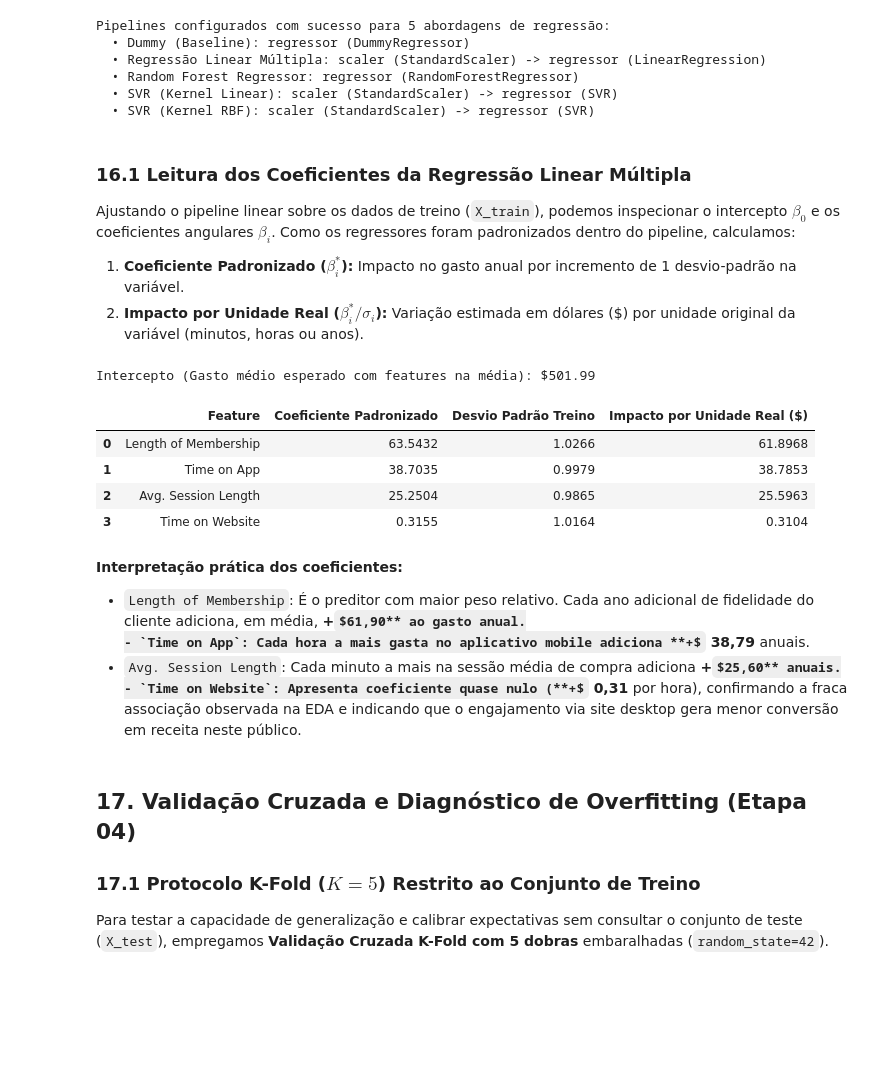
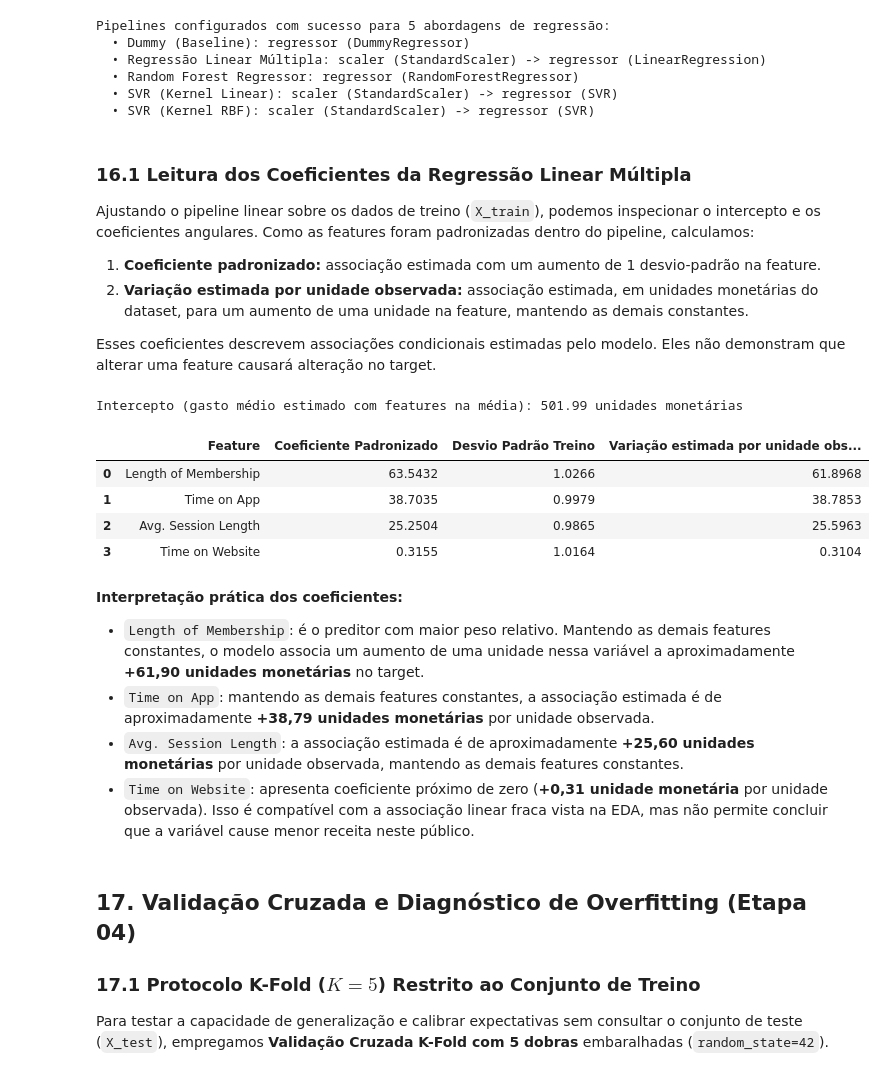
Before and after one commit to GabrielNito/desafio-do-oraculo-preditivo, a Jupyter notebook: notebooks/ecommerce_customers.ipynb, the cells around one changed output. Saved outputs shown, nothing was run; the diff lists cells and outputs as text; code cells hidden in the pictures; some formulas as TeX source; blank space fills up the shorter version.

```diff
--- a/notebooks/ecommerce_customers.ipynb
+++ b/notebooks/ecommerce_customers.ipynb
@@ -809,39 +809,43 @@ Pipelines configurados com sucesso para 5 abordagens de regressão:
 # %% [markdown]
 ### 16.1 Leitura dos Coeficientes da Regressão Linear Múltipla
 
-Ajustando o pipeline linear sobre os dados de treino (`X_train`), podemos inspecionar o intercepto $\beta_0$ e os coeficientes angulares $\beta_i$. Como os regressores foram padronizados dentro do pipeline, calculamos:
-1. **Coeficiente Padronizado ($\beta_i^*$):** Impacto no gasto anual por incremento de 1 desvio-padrão na variável.
-2. **Impacto por Unidade Real ($\beta_i^* / \sigma_i$):** Variação estimada em dólares ($) por unidade original da variável (minutos, horas ou anos).
+Ajustando o pipeline linear sobre os dados de treino (`X_train`), podemos inspecionar o intercepto e os coeficientes angulares. Como as features foram padronizadas dentro do pipeline, calculamos:
+
+1. **Coeficiente padronizado:** associação estimada com um aumento de 1 desvio-padrão na feature.
+2. **Variação estimada por unidade observada:** associação estimada, em unidades monetárias do dataset, para um aumento de uma unidade na feature, mantendo as demais constantes.
+
+Esses coeficientes descrevem associações condicionais estimadas pelo modelo. Eles não demonstram que alterar uma feature causará alteração no target.
 # %%
 # Ajuste preliminar da RLM no treino para inspeção dos coeficientes
 pipe_rlm = modelos_pipelines['Regressão Linear Múltipla']
 pipe_rlm.fit(X_train, y_train)
 
 reg_linear = pipe_rlm.named_steps['regressor']
 scaler_linear = pipe_rlm.named_steps['scaler']
 
 tabela_coeficientes = pd.DataFrame({
     'Feature': colunas_features,
     'Coeficiente Padronizado': reg_linear.coef_,
     'Desvio Padrão Treino': scaler_linear.scale_,
-    'Impacto por Unidade Real ($)': reg_linear.coef_ / scaler_linear.scale_
+    'Variação estimada por unidade observada (unidades monetárias)': reg_linear.coef_ / scaler_linear.scale_
 }).sort_values(by='Coeficiente Padronizado', ascending=False).reset_index(drop=True)
 
-print(f"Intercepto (Gasto médio esperado com features na média): ${reg_linear.intercept_:.2f}\n")
+print(f"Intercepto (gasto médio estimado com features na média): {reg_linear.intercept_:.2f} unidades monetárias\n")
 display(tabela_coeficientes.round(4))
 # %% [output]
-Intercepto (Gasto médio esperado com features na média): $501.99
+Intercepto (gasto médio estimado com features na média): 501.99 unidades monetárias
-|  | Feature | Coeficiente Padronizado | Desvio Padrão Treino | Impacto por Unidade Real ($) |
+|  | Feature | Coeficiente Padronizado | Desvio Padrão Treino | Variação estimada por unidade obs... |
 | 0 | Length of Membership | 63.5432 | 1.0266 | 61.8968 |
 | 1 | Time on App | 38.7035 | 0.9979 | 38.7853 |
 | 2 | Avg. Session Length | 25.2504 | 0.9865 | 25.5963 |
 | 3 | Time on Website | 0.3155 | 1.0164 | 0.3104 |
 # %% [markdown]
 **Interpretação prática dos coeficientes:**
-- `Length of Membership`: É o preditor com maior peso relativo. Cada ano adicional de fidelidade do cliente adiciona, em média, **+$61,90** ao gasto anual.
-- `Time on App`: Cada hora a mais gasta no aplicativo mobile adiciona **+$38,79** anuais.
-- `Avg. Session Length`: Cada minuto a mais na sessão média de compra adiciona **+$25,60** anuais.
-- `Time on Website`: Apresenta coeficiente quase nulo (**+$0,31** por hora), confirmando a fraca associação observada na EDA e indicando que o engajamento via site desktop gera menor conversão em receita neste público.
+
+- `Length of Membership`: é o preditor com maior peso relativo. Mantendo as demais features constantes, o modelo associa um aumento de uma unidade nessa variável a aproximadamente **+61,90 unidades monetárias** no target.
+- `Time on App`: mantendo as demais features constantes, a associação estimada é de aproximadamente **+38,79 unidades monetárias** por unidade observada.
+- `Avg. Session Length`: a associação estimada é de aproximadamente **+25,60 unidades monetárias** por unidade observada, mantendo as demais features constantes.
+- `Time on Website`: apresenta coeficiente próximo de zero (**+0,31 unidade monetária** por unidade observada). Isso é compatível com a associação linear fraca vista na EDA, mas não permite concluir que a variável cause menor receita neste público.
 # %% [markdown]
 ## 17. Validação Cruzada e Diagnóstico de Overfitting (Etapa 04)
 
```
Also changed, not shown: parts of 13 cells of this notebook, 1 other file.
